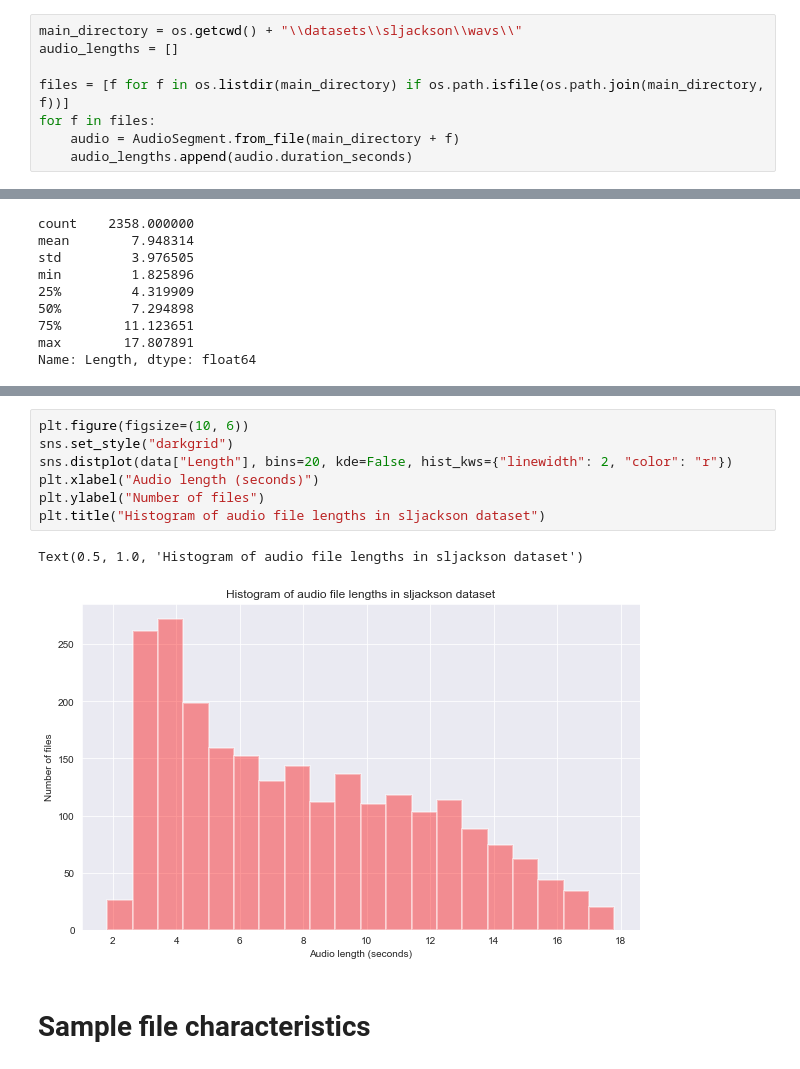
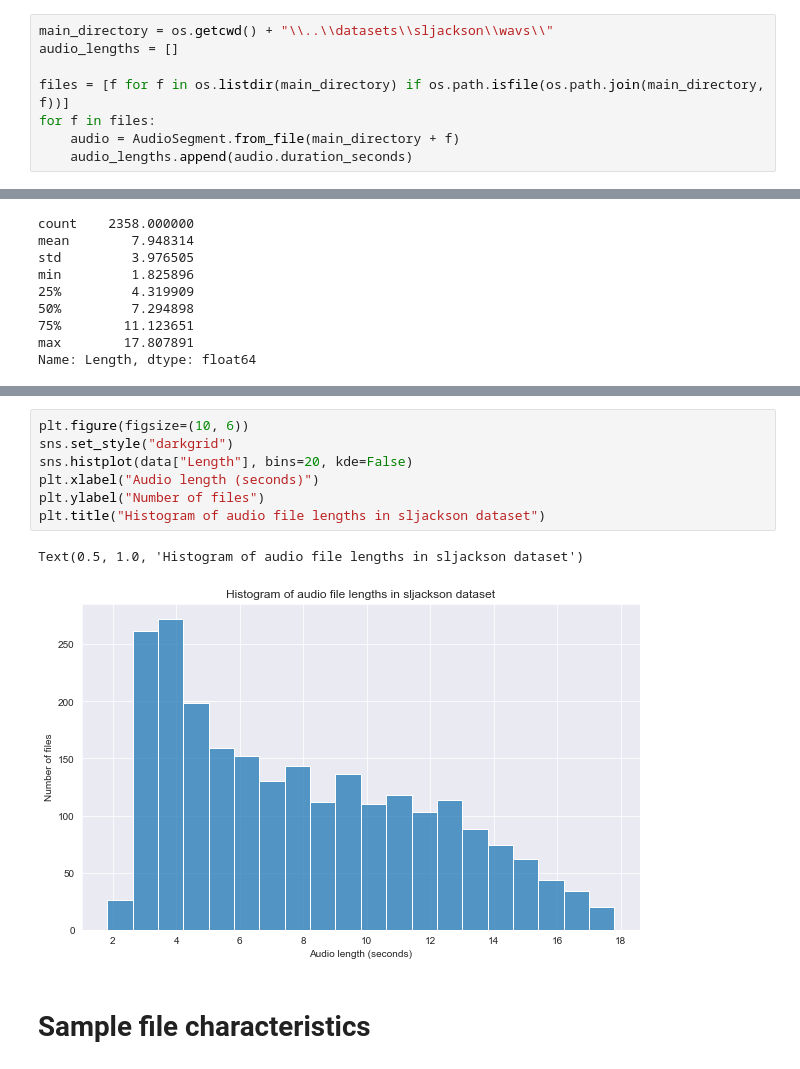
Before and after one commit to bart-wojtala/datasets, a Jupyter notebook: notebooks/SLJackson dataset summary.ipynb, the cells around one changed output, grey strips where cells are left out. Drawn from its saved outputs; the diff is of its cells as text.

```diff
--- a/SLJackson dataset summary.ipynb
+++ b/notebooks/SLJackson dataset summary.ipynb
@@ -15,7 +15,7 @@ import math
 # %% [markdown]
 # Loading data
 # %%
-main_directory = os.getcwd() + "\\datasets\\sljackson\\wavs\\"
+main_directory = os.getcwd() + "\\..\\datasets\\sljackson\\wavs\\"
 audio_lengths = []
 
 files = [f for f in os.listdir(main_directory) if os.path.isfile(os.path.join(main_directory, f))]
@@ -56,13 +56,13 @@ Total dataset length: 5 hours 12 minutes 22.1 seconds
 # %%
 plt.figure(figsize=(10, 6))
 sns.set_style("darkgrid")
-sns.distplot(data["Length"], bins=20, kde=False, hist_kws={"linewidth": 2, "color": "r"})
+sns.histplot(data["Length"], bins=20, kde=False)
 plt.xlabel("Audio length (seconds)")
 plt.ylabel("Number of files")
 plt.title("Histogram of audio file lengths in sljackson dataset")
 # %% [output]
 Text(0.5, 1.0, 'Histogram of audio file lengths in sljackson dataset')
-[figure, old version]
+[figure, new version]
 # %% [markdown]
 # Sample file characteristics
 # %%
```
Also changed, not shown: parts of 1 cell of this notebook, 18 other files.
